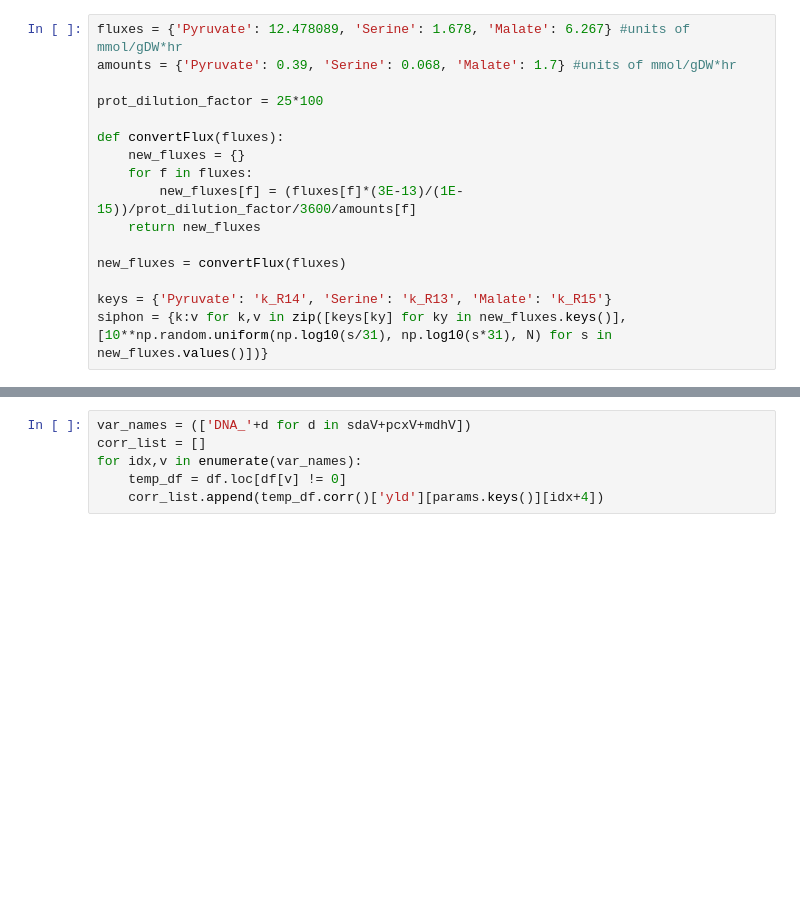
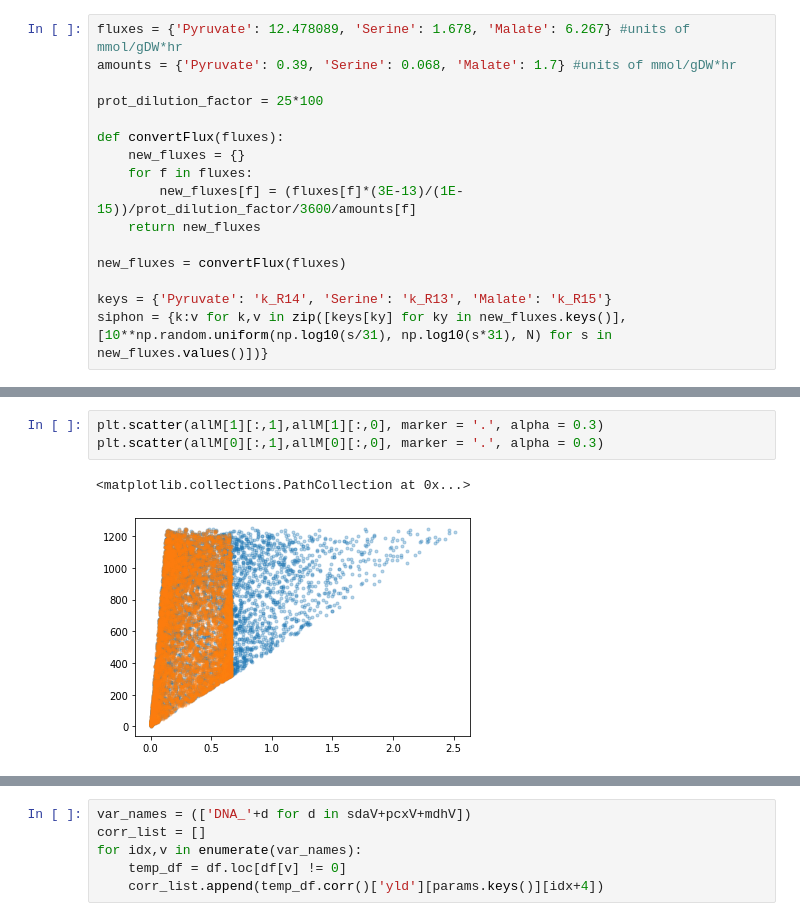
Before and after one commit to carothersresearch/ODBM, a Jupyter notebook: buildModelFromExcel.ipynb, the cells around one changed output, grey strips where cells are left out. Cells and saved outputs as stored; diff of their text form; blank space fills up the shorter version.

```diff
--- a/buildModelFromExcel.ipynb
+++ b/buildModelFromExcel.ipynb
@@ -129,3 +150,9 @@ Text(0.5, 0, 'Yield (mg malate/g serine)')
+# %%
+plt.scatter(allM[1][:,1],allM[1][:,0], marker = '.', alpha = 0.3)
+plt.scatter(allM[0][:,1],allM[0][:,0], marker = '.', alpha = 0.3)
+# %% [output]
+<matplotlib.collections.PathCollection at 0x...>
+[figure, added]
 # %%
 df = pd.DataFrame({**params,'yld':ylds})
 (df.corr()['yld'][params.keys()]).plot(kind = 'bar', legend = False, rot = 75)
```
Also changed, not shown: parts of 17 cells of this notebook, 2 other files.
